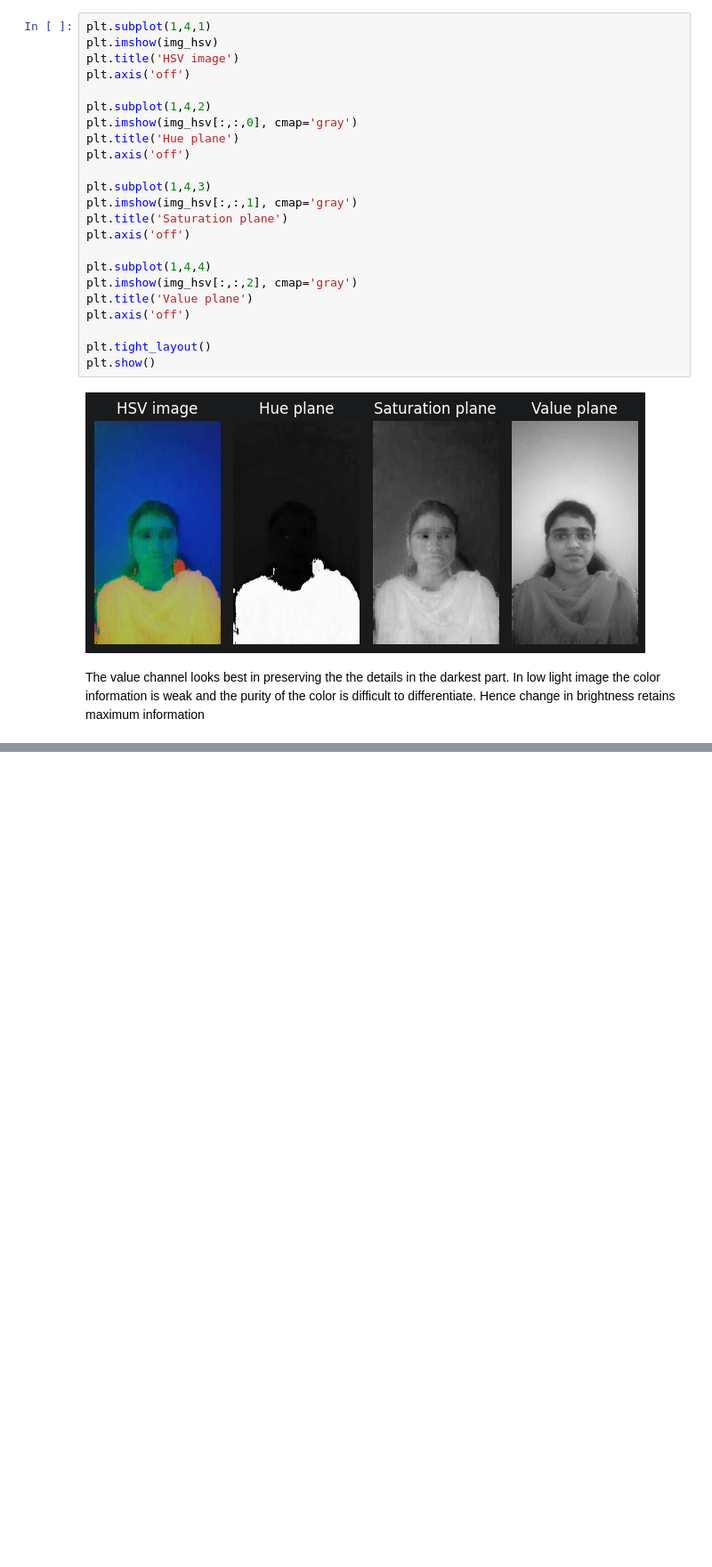
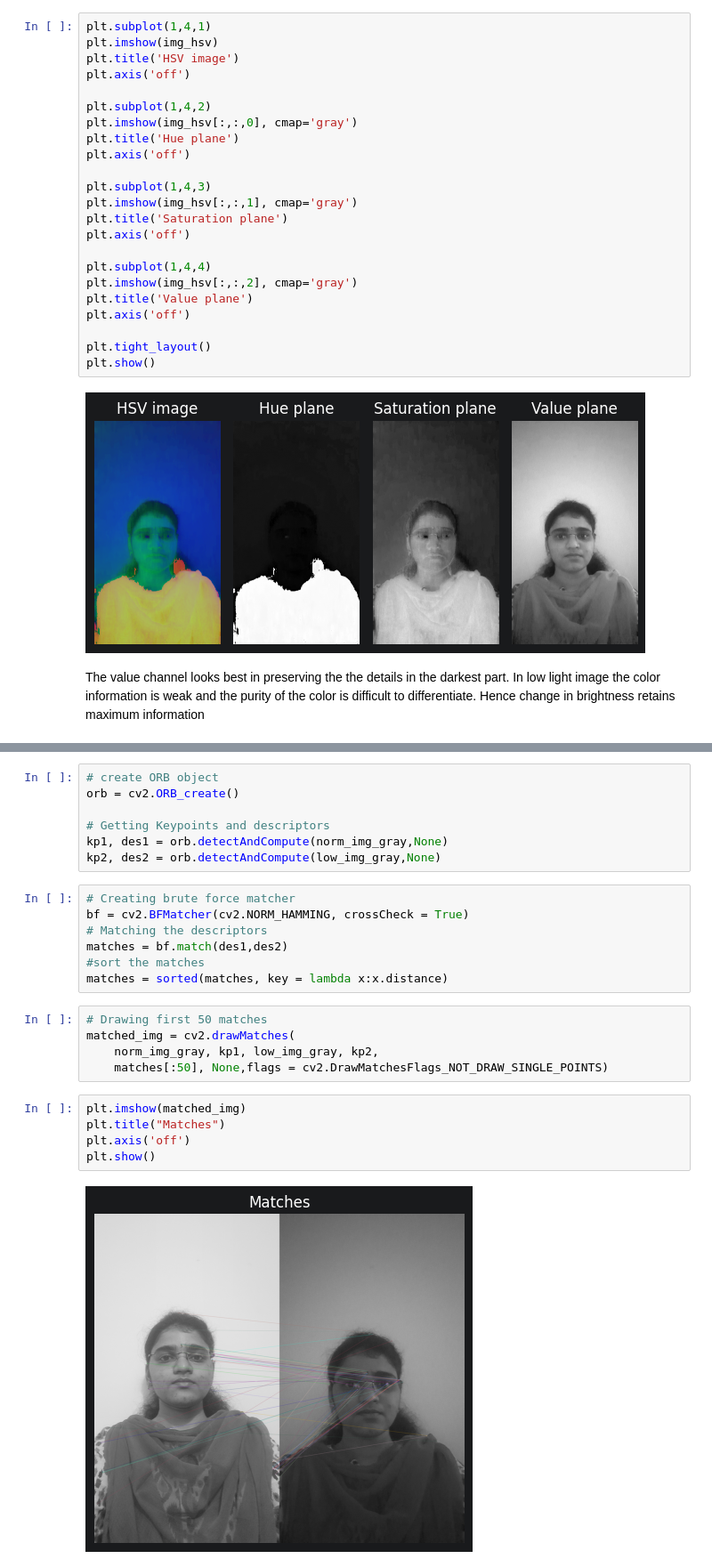
Before and after one commit to MadhuMitaSiva/AI_ML-course, a Jupyter notebook: Week 2/open_cv_madhumita/Opencv_tasks.ipynb, the cells around one changed output, grey strips where cells are left out. Shown at 89% size. Saved outputs shown, nothing was run; the diff lists cells and outputs as text; blank space fills up the shorter version.

```diff
--- a/Week 2/open_cv_madhumita/Opencv_tasks.ipynb
+++ b/Week 2/open_cv_madhumita/Opencv_tasks.ipynb
@@ -75,0 +120,26 @@ The value channel looks best in preserving the the details in the darkest part.
+# %%
+# create ORB object
+orb = cv2.ORB_create()
+
+# Getting Keypoints and descriptors
+kp1, des1 = orb.detectAndCompute(norm_img_gray,None)
+kp2, des2 = orb.detectAndCompute(low_img_gray,None)
+# %%
+# Creating brute force matcher
+bf = cv2.BFMatcher(cv2.NORM_HAMMING, crossCheck = True)
+# Matching the descriptors
+matches = bf.match(des1,des2)
+#sort the matches
+matches = sorted(matches, key = lambda x:x.distance)
+# %%
+# Drawing first 50 matches
+matched_img = cv2.drawMatches(
+    norm_img_gray, kp1, low_img_gray, kp2,
+    matches[:50], None,flags = cv2.DrawMatchesFlags_NOT_DRAW_SINGLE_POINTS)
+# %%
+plt.imshow(matched_img)
+plt.title("Matches")
+plt.axis('off')
+plt.show()
+# %% [output]
+[figure, added]
```
Also changed, not shown: parts of 9 cells of this notebook.
